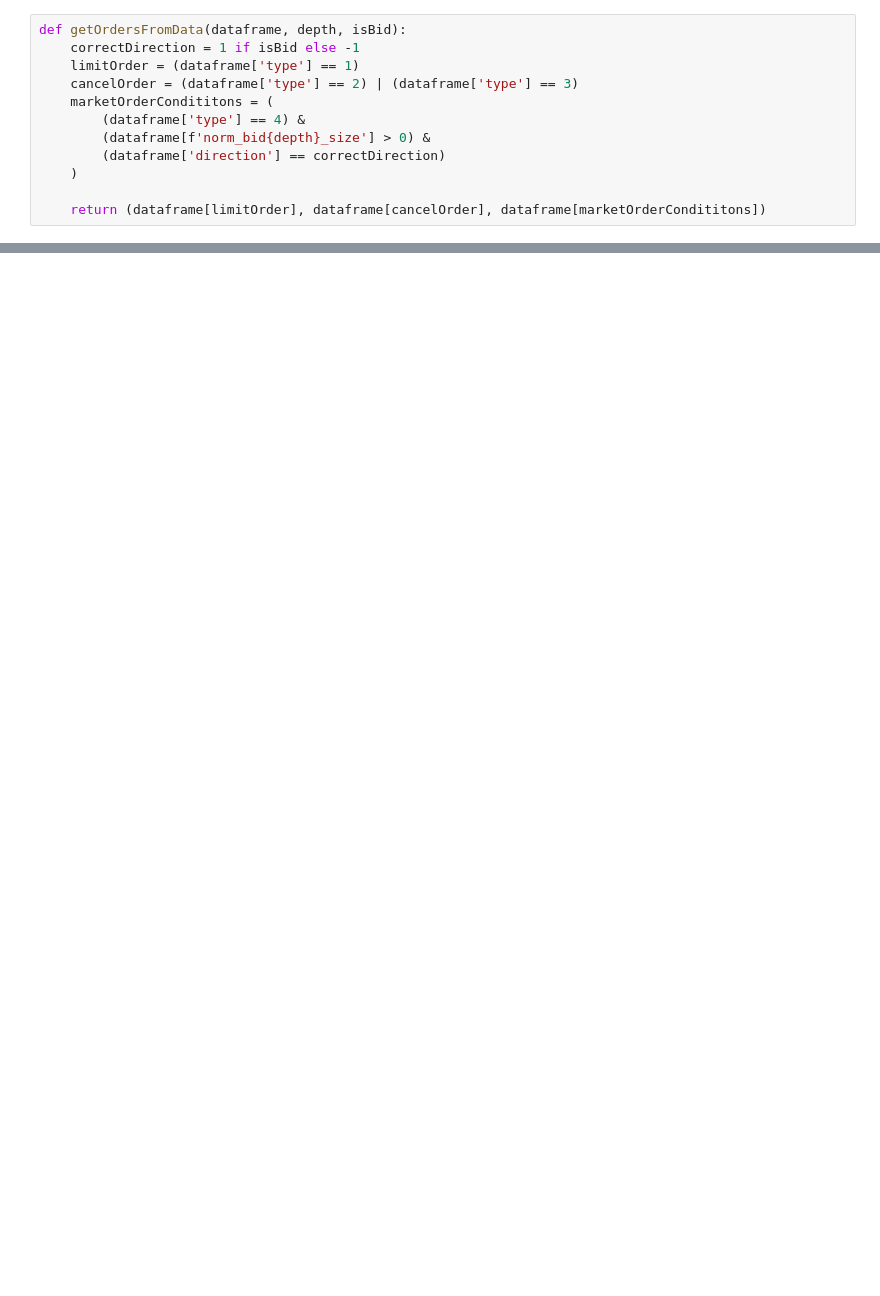
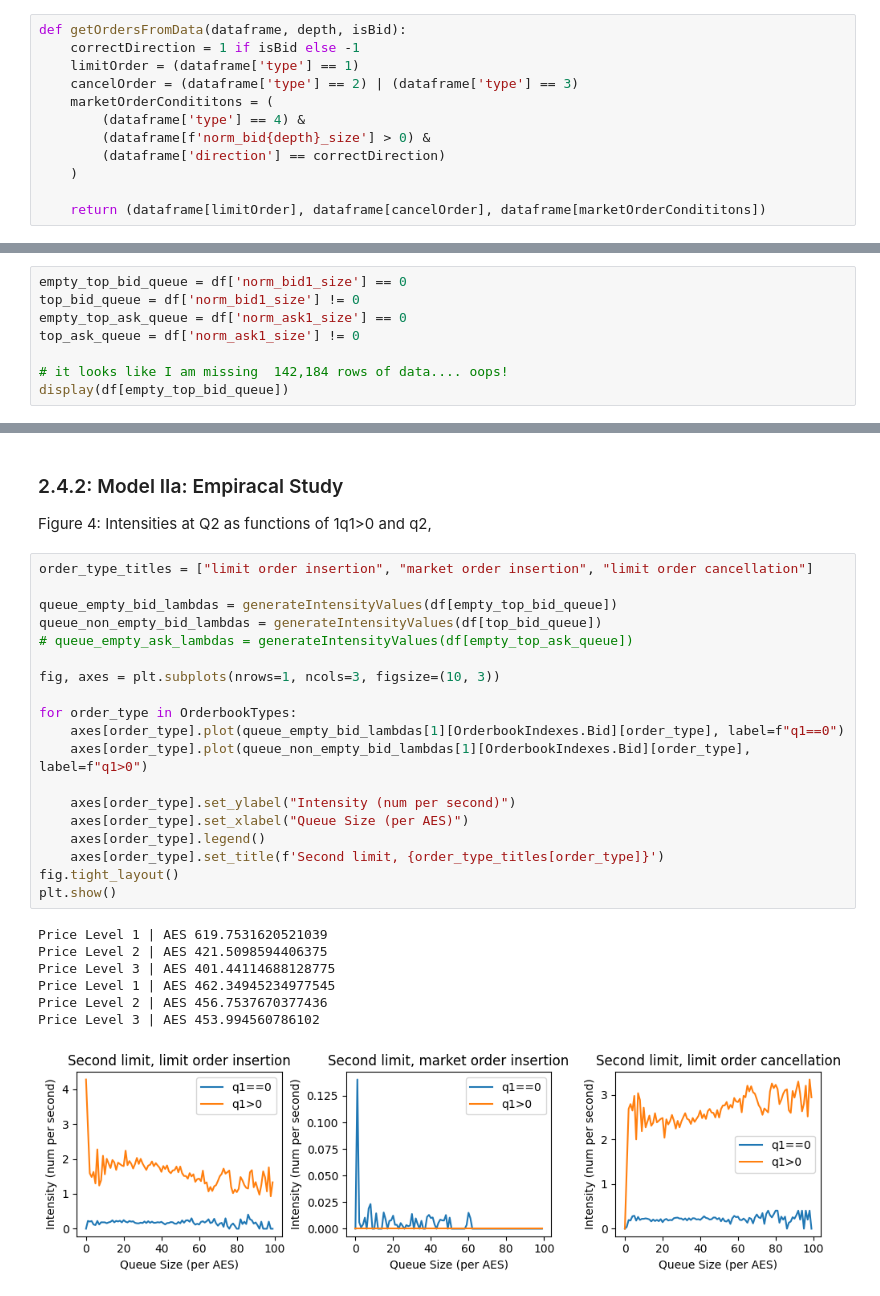
Before and after one commit to TrevorSemeraro/orderbook-simulator, a Jupyter notebook: queue-reactive.ipynb, the cells around one changed output, grey strips where cells are left out. Cells and saved outputs as stored; diff of their text form; blank space fills up the shorter version.

```diff
--- a/queue-reactive.ipynb
+++ b/queue-reactive.ipynb
@@ -349,0 +358,8 @@ np.save("lambdas.npy", lambdas)
+# %%
+empty_top_bid_queue = df['norm_bid1_size'] == 0
+top_bid_queue = df['norm_bid1_size'] != 0
+empty_top_ask_queue = df['norm_ask1_size'] == 0
+top_ask_queue = df['norm_ask1_size'] != 0
+
+# it looks like I am missing  142,184 rows of data.... oops!
+display(df[empty_top_bid_queue])
@@ -349,0 +380,31 @@ np.save("lambdas.npy", lambdas)
+# %% [markdown]
+### 2.4.2: Model IIa: Empiracal Study
+
+Figure 4: Intensities at Q2 as functions of 1q1>0 and q2,
+# %%
+order_type_titles = ["limit order insertion", "market order insertion", "limit order cancellation"]
+
+queue_empty_bid_lambdas = generateIntensityValues(df[empty_top_bid_queue])
+queue_non_empty_bid_lambdas = generateIntensityValues(df[top_bid_queue])
+# queue_empty_ask_lambdas = generateIntensityValues(df[empty_top_ask_queue])
+
+fig, axes = plt.subplots(nrows=1, ncols=3, figsize=(10, 3))
+
+for order_type in OrderbookTypes:
+    axes[order_type].plot(queue_empty_bid_lambdas[1][OrderbookIndexes.Bid][order_type], label=f"q1==0")
+    axes[order_type].plot(queue_non_empty_bid_lambdas[1][OrderbookIndexes.Bid][order_type], label=f"q1>0")
+
+    axes[order_type].set_ylabel("Intensity (num per second)")
+    axes[order_type].set_xlabel("Queue Size (per AES)")
+    axes[order_type].legend()
+    axes[order_type].set_title(f'Second limit, {order_type_titles[order_type]}')
+fig.tight_layout()
+plt.show()
+# %% [output]
+Price Level 1 | AES 619.7531620521039
+Price Level 2 | AES 421.5098594406375
+Price Level 3 | AES 401.44114688128775
+Price Level 1 | AES 462.34945234977545
+Price Level 2 | AES 456.7537670377436
+Price Level 3 | AES 453.994560786102
+[figure, added]
```
Also changed, not shown: parts of 22 cells of this notebook, 3 other files.
